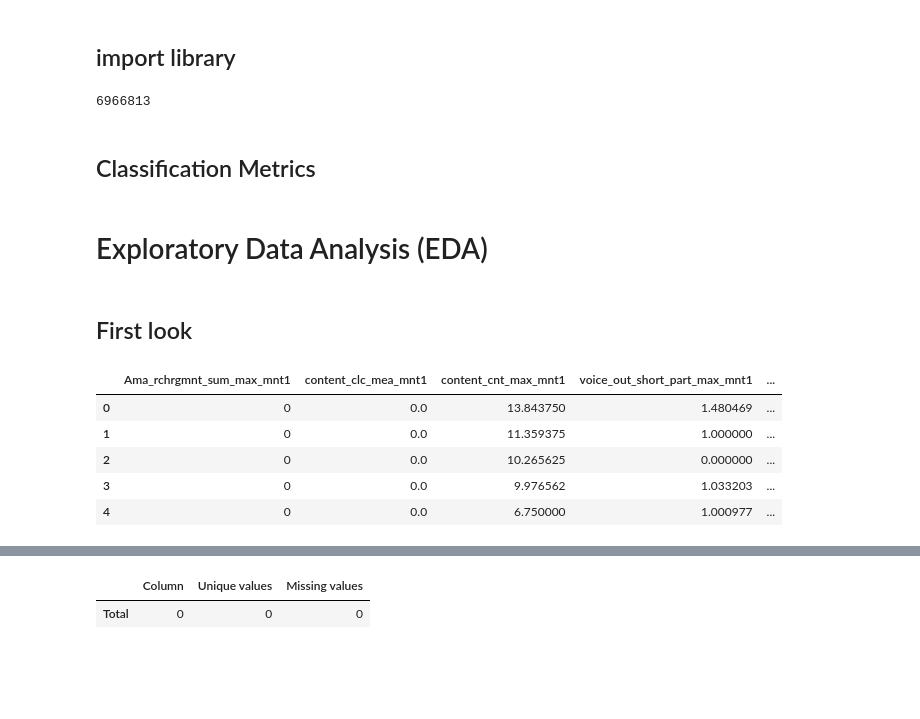
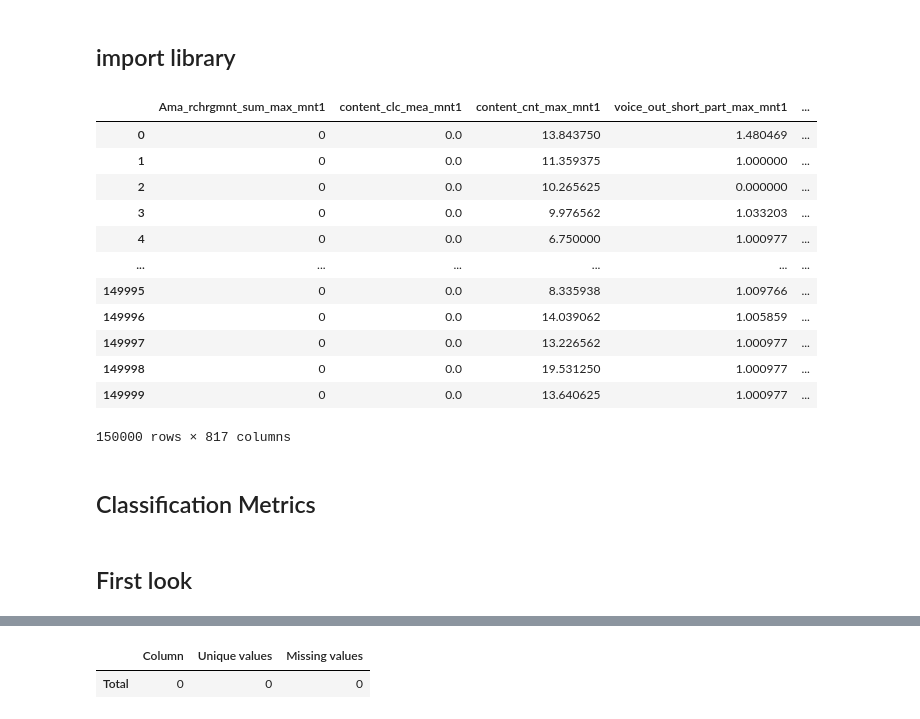
Before and after one commit to volry/subscriber-churn, a Jupyter notebook: BDL-final.ipynb, the cells around one changed output, grey strips where cells are left out. Drawn from its saved outputs; the diff is of its cells as text; code cells hidden in the pictures; blank space fills up the shorter version.

Commit message:
make first base model train it

```diff
--- a/BDL-final.ipynb
+++ b/BDL-final.ipynb
@@ -7,19 +7,30 @@ import pandas as pd
 import pickle
 import my_func
 import lightgbm as lgb
+from lightgbm import LGBMClassifier
 import numpy as np
 from sklearn.model_selection import KFold
 from sklearn.model_selection import train_test_split
-fe_name = 'churn_train_model_fe.pickle'
-b_num_name ='churn_train_model_b_num.pickle'
-dpi_name ='churn_train_model_dpi.pickle'
+from sklearn.metrics import classification_report, roc_auc_score, accuracy_score, precision_score, recall_score, f1_score
+fe_name_tr = 'churn_train_model_fe.pickle'
+b_num_name_tr ='churn_train_model_b_num.pickle'
+dpi_name_tr ='churn_train_model_dpi.pickle'
+
+fe_name_te = 'churn_test_model_fe.pickle'
+b_num_name_te ='churn_test_model_b_num.pickle'
+dpi_name_te ='churn_test_model_dpi.pickle'
+
 file_path = r'D:\BDL-Final\data-from-BDL' + '\\'
 
 # settings for dataframe
 pd.set_option('display.max_columns', None)
 # %%
 # Load dataframes
-df_train_fe = pd.read_pickle(file_path+fe_name)
-df_train_dpi = pd.read_pickle(file_path+dpi_name)
-df_train_b_num = pd.read_pickle(file_path+b_num_name)
+df_train_fe = pd.read_pickle(file_path+fe_name_tr)
+df_train_dpi = pd.read_pickle(file_path+dpi_name_tr)
+df_train_b_num = pd.read_pickle(file_path+b_num_name_tr)
+
+df_test_fe = pd.read_pickle(file_path+fe_name_te)
+df_test_dpi = pd.read_pickle(file_path+dpi_name_te)
+df_test_b_num = pd.read_pickle(file_path+b_num_name_te)
 # %%
@@ -32,4 +43,0 @@ df_train_f1 = df_train_fe.merge(df_train_dpi, on='abon_id', how='left')
-# %%
-len(df_train_f1)
-# %% [output]
-6966813
@@ -36,3 +49,19 @@ len(df_train_f1)
+# %%
+df_train_fe
+# %% [output]
+|  | Ama_rchrgmnt_sum_max_mnt1 | content_clc_mea_mnt1 | content_cnt_max_mnt1 | voice_out_short_part_max_mnt1 | ... |
+| 0 | 0 | 0.0 | 13.843750 | 1.480469 | ... |
+| 1 | 0 | 0.0 | 11.359375 | 1.000000 | ... |
+| 2 | 0 | 0.0 | 10.265625 | 0.000000 | ... |
+| 3 | 0 | 0.0 | 9.976562 | 1.033203 | ... |
+| 4 | 0 | 0.0 | 6.750000 | 1.000977 | ... |
+| ... | ... | ... | ... | ... | ... |
+| 149995 | 0 | 0.0 | 8.335938 | 1.009766 | ... |
+| 149996 | 0 | 0.0 | 14.039062 | 1.005859 | ... |
+| 149997 | 0 | 0.0 | 13.226562 | 1.000977 | ... |
+| 149998 | 0 | 0.0 | 19.531250 | 1.000977 | ... |
+| 149999 | 0 | 0.0 | 13.640625 | 1.000977 | ... |
+150000 rows × 817 columns
 # %% [markdown]
 ## Classification Metrics
 # %%
@@ -70,16 +99,5 @@ def binary_classification_metrics(y_true_tr, y_pred_tr, y_true_val = None, y_pre
         if not y_true_val.empty:
             print('Test :')
             print(classification_report(y_true_val, y_pred_val))
-# %% [markdown]
-# Exploratory Data Analysis (EDA)
 # %% [markdown]
 ## First look
-# %%
-df_traine_fe.head(5)
-# %% [output]
-|  | Ama_rchrgmnt_sum_max_mnt1 | content_clc_mea_mnt1 | content_cnt_max_mnt1 | voice_out_short_part_max_mnt1 | ... |
-| 0 | 0 | 0.0 | 13.843750 | 1.480469 | ... |
-| 1 | 0 | 0.0 | 11.359375 | 1.000000 | ... |
-| 2 | 0 | 0.0 | 10.265625 | 0.000000 | ... |
-| 3 | 0 | 0.0 | 9.976562 | 1.033203 | ... |
-| 4 | 0 | 0.0 | 6.750000 | 1.000977 | ... |
```
Also changed, not shown: parts of 30 cells of this notebook.
